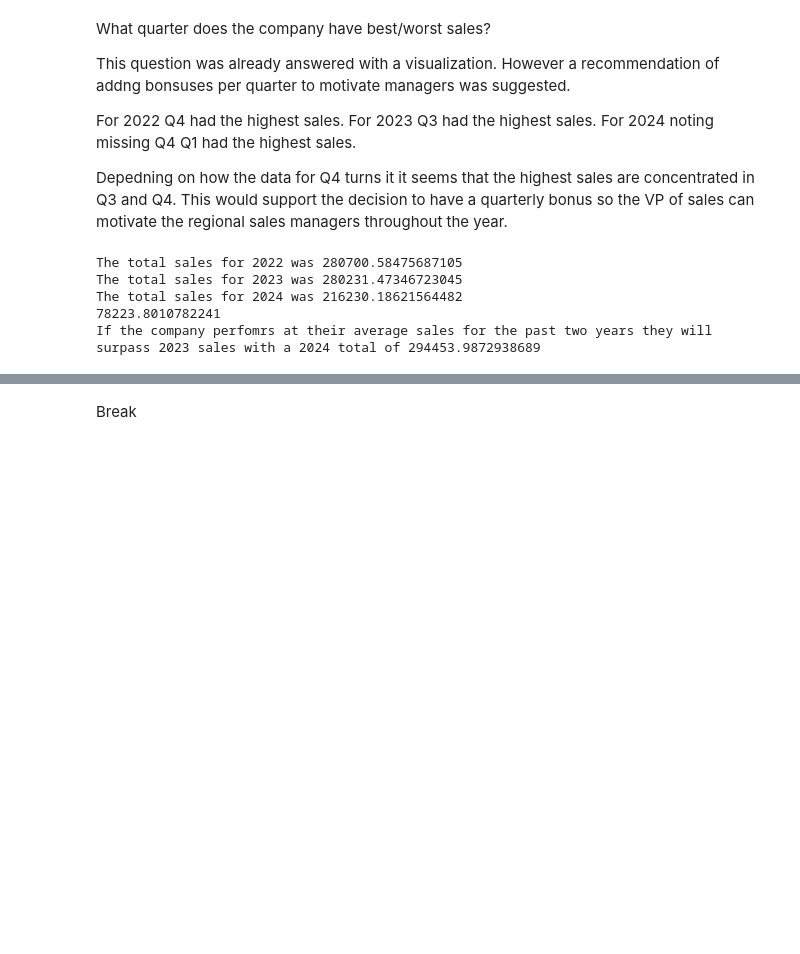
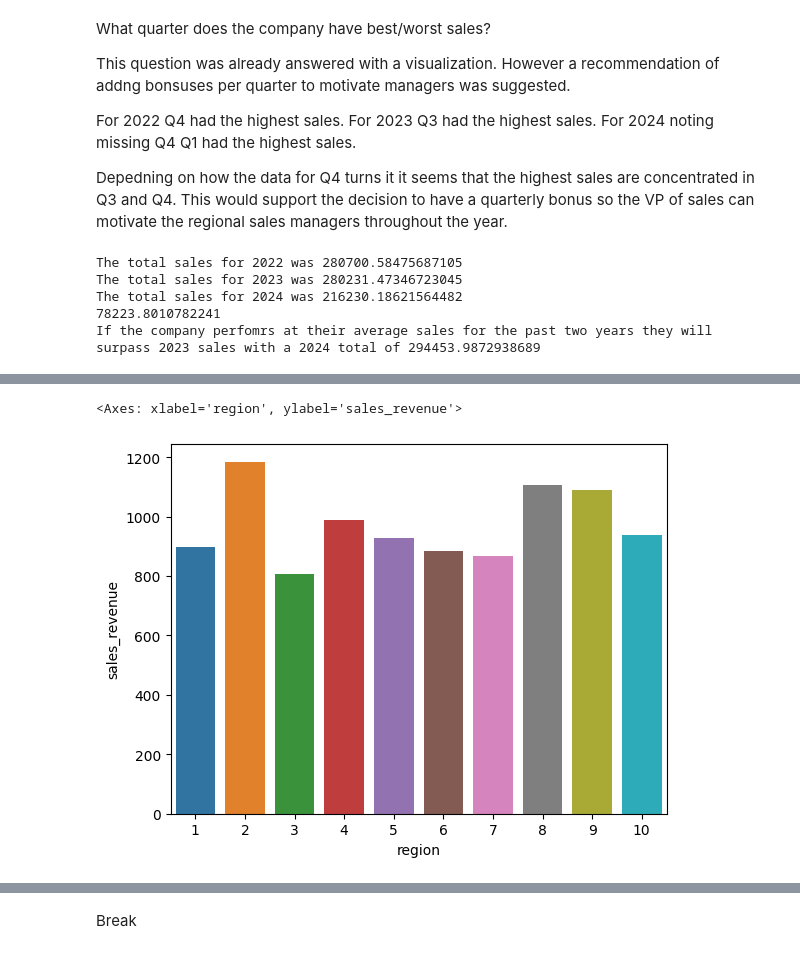
Before and after one commit to ajkam/schulich_data_science, a Jupyter notebook: Assignments/Assignment_1_v2.ipynb, the cells around one changed output, grey strips where cells are left out. Saved outputs shown, nothing was run; the diff lists cells and outputs as text; code cells hidden in the pictures; blank space fills up the shorter version.

```diff
--- a/Assignments/Assignment_1_v2.ipynb
+++ b/Assignments/Assignment_1_v2.ipynb
@@ -533,2 +541,5 @@ Earlier a visualization was used to attempt to answer this question. It was uncl
 # %%
-sns.barplot(x='region',y='sales_revenue',data=df, estimator=sum, errorbar=None)
+sns.barplot(x='region',y='sales_revenue',data=df, errorbar=None)
+# %% [output]
+<Axes: xlabel='region', ylabel='sales_revenue'>
+[figure, added]
```
Also changed, not shown: parts of 9 cells of this notebook.
